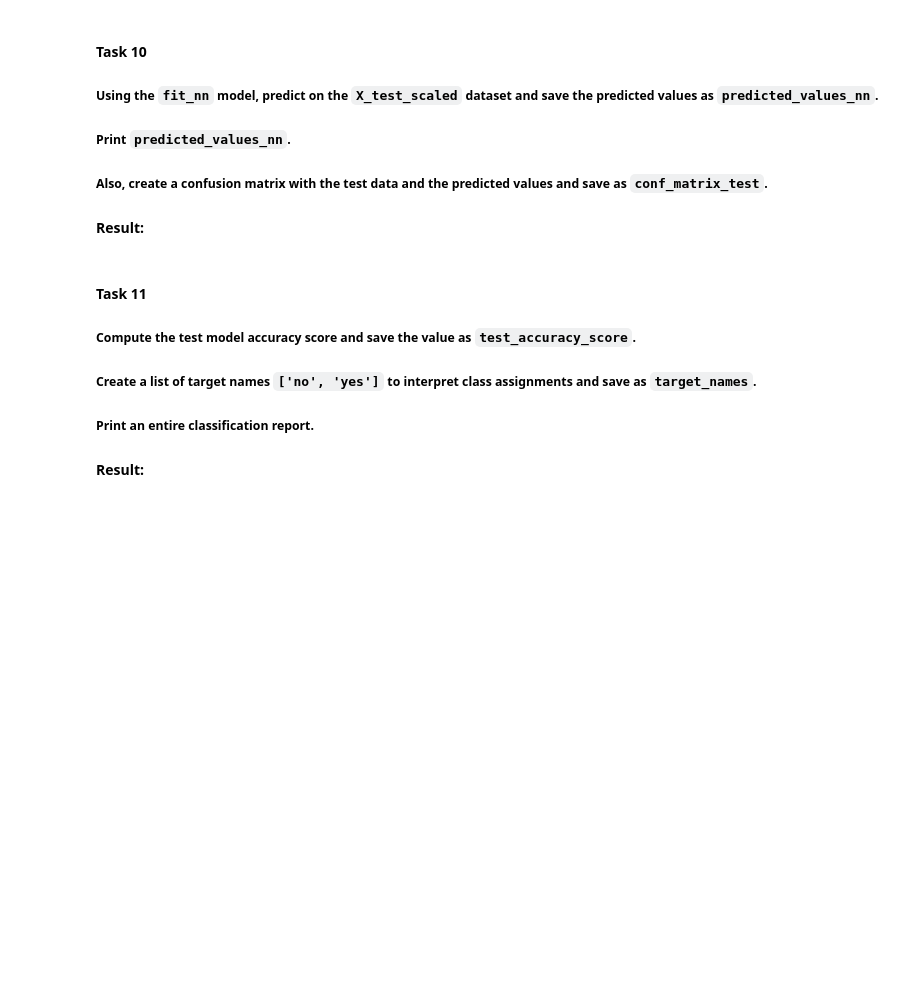
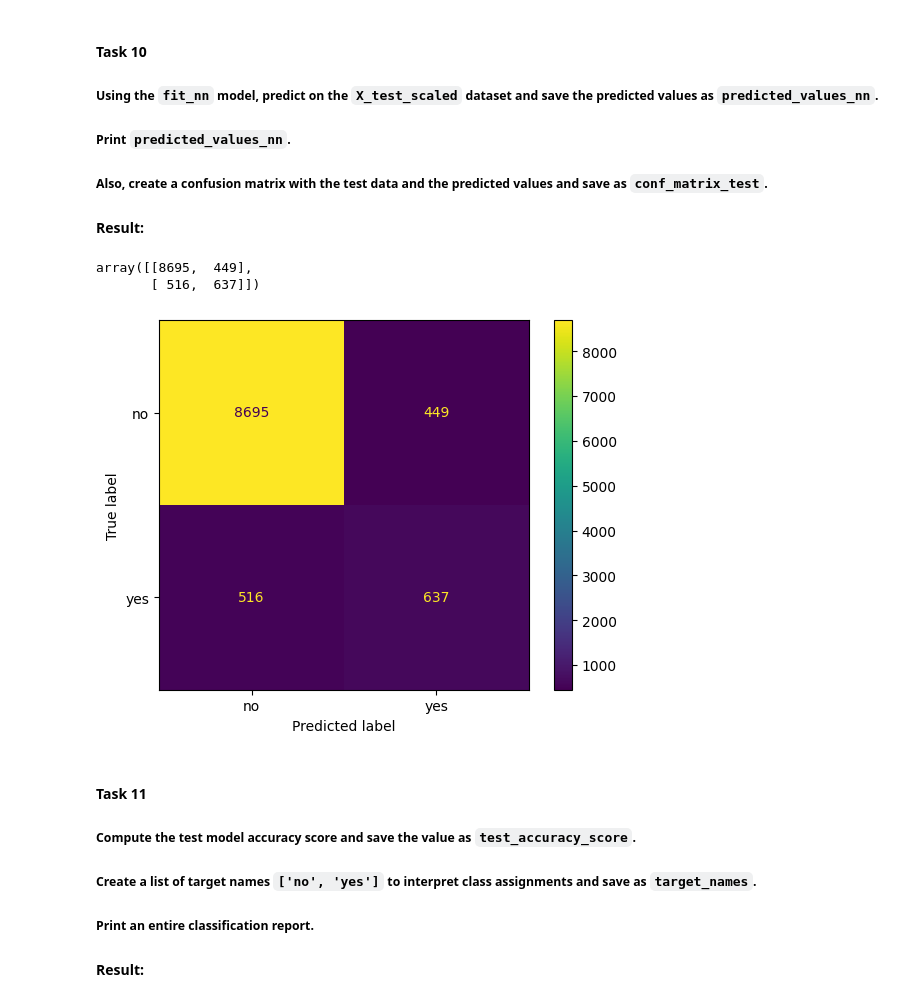
Before and after one commit to maptv/IntrotoNeural_Networks_skillsoft, a Jupyter notebook: BuildingNeuralNetworks/IntroToNeuralNetworks-BuildingNeuralNetworks-3-exercises.ipynb, the cells around one changed output. Drawn from its saved outputs; the diff is of its cells as text; code cells hidden in the pictures; blank space fills up the shorter version.

```diff
--- a/BuildingNeuralNetworks/IntroToNeuralNetworks-BuildingNeuralNetworks-3-exercises.ipynb
+++ b/BuildingNeuralNetworks/IntroToNeuralNetworks-BuildingNeuralNetworks-3-exercises.ipynb
@@ -245,4 +246,16 @@ pd.DataFrame(X_train_scaled, columns=X.columns).head()
+# %%
+#=================================================-
+#### Slide 2: Build the model architecture  ####
+
+# Build neural network model
+nn = MLPClassifier(hidden_layer_sizes=64, random_state=1)
 # %% [markdown]
 ##### Save the model as `nn`.
 ##### Fit `nn` with `X_train_scaled` and `y_train`  and save the fitted model as `fit_nn`.
 #### Result:
+# %%
+#=================================================-
+#### Slide 3: Fit the model to training data  ####
+
+# Fit the saved model to your training data.
+nn.fit(X_train_scaled, tts[2])
@@ -257,6 +281,13 @@ pd.DataFrame(X_train_scaled, columns=X.columns).head()
 ##### Print `predicted_values_nn`.
 ##### Also, create a confusion matrix with the test data and the predicted values and save as `conf_matrix_test`.
 #### Result:
+# %%
+cmd = metrics.ConfusionMatrixDisplay.from_estimator(nn, X_test_scaled, tts[3])
+cmd.confusion_matrix
+# %% [output]
+array([[8695,  449],
+       [ 516,  637]])
+[figure, added]
 # %% [markdown]
 #### Task 11
 ##### Compute the test model accuracy score and save the value as `test_accuracy_score`.
```
Also changed, not shown: parts of 9 cells of this notebook, 2 other files.
